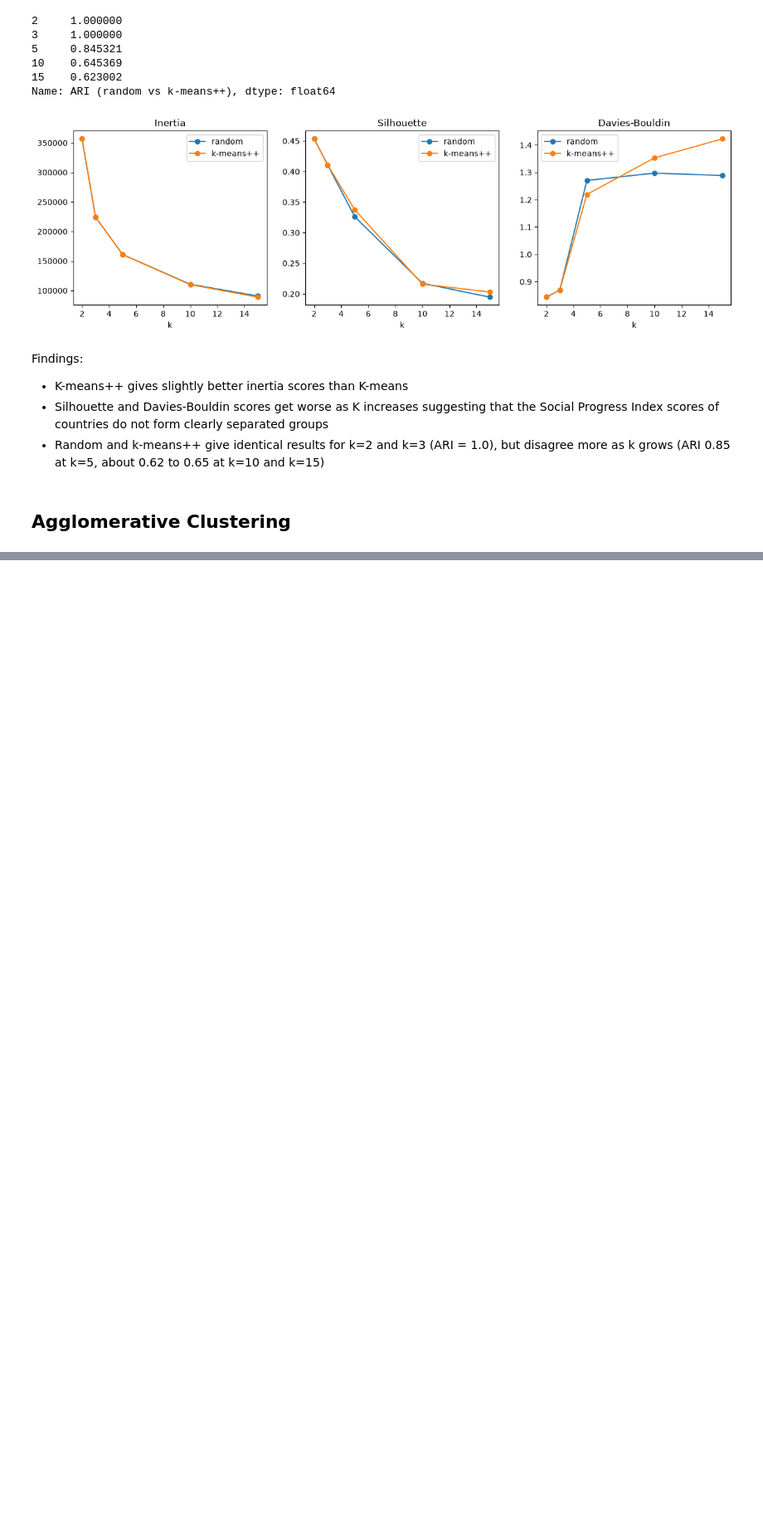
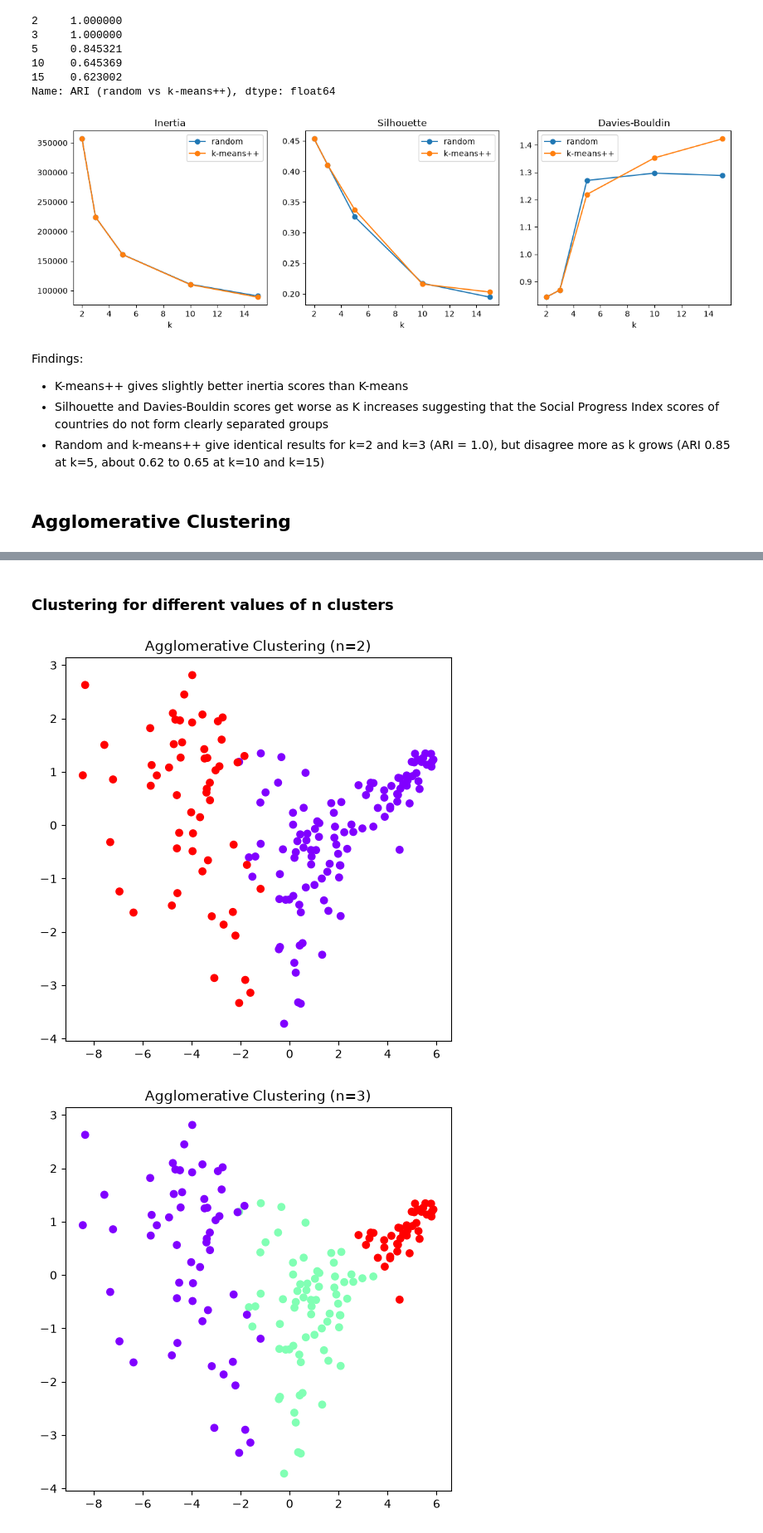
Before and after one commit to vcdice-69/SC4020-Project-1, a Jupyter notebook: group_38_code/Social Progress Index Rankings/code.ipynb, the cells around one changed output, grey strips where cells are left out. Shown at 83% size. Cells and saved outputs as stored; diff of their text form; code cells hidden in the pictures; blank space fills up the shorter version.

Commit message:
Add K-means settings comparison and SPI agglomerative clustering

```diff
--- a/group_38_code/Social Progress Index Rankings/code.ipynb
+++ b/group_38_code/Social Progress Index Rankings/code.ipynb
@@ -233,0 +236,6 @@ Findings:
+# %%
+#Reducing dimesions using Prinicpal Component Analysis for easier visualisation
+pca = PCA(n_components = 2)
+df_pca = pca.fit_transform(df_scaled)
+df_pca = pd.DataFrame(df_pca)
+df_pca.columns = ['PC1', 'PC2']
@@ -233,0 +250,15 @@ Findings:
+# %% [markdown]
+### Clustering for different values of n clusters
+# %%
+for n in range(2, 9):  #n range 2-8
+    model = AgglomerativeClustering(n_clusters=n)  #default linkage ward
+    labels = model.fit_predict(df_scaled)
+
+    plt.figure(figsize=(6, 6))
+    plt.scatter(df_pca['PC1'], df_pca['PC2'], c=labels, cmap='rainbow')
+    plt.title(f'Agglomerative Clustering (n={n})')
+
+    plt.show()
+# %% [output]
+[figure, added]
+[figure, added]
```
Also changed, not shown: parts of 16 cells of this notebook.
